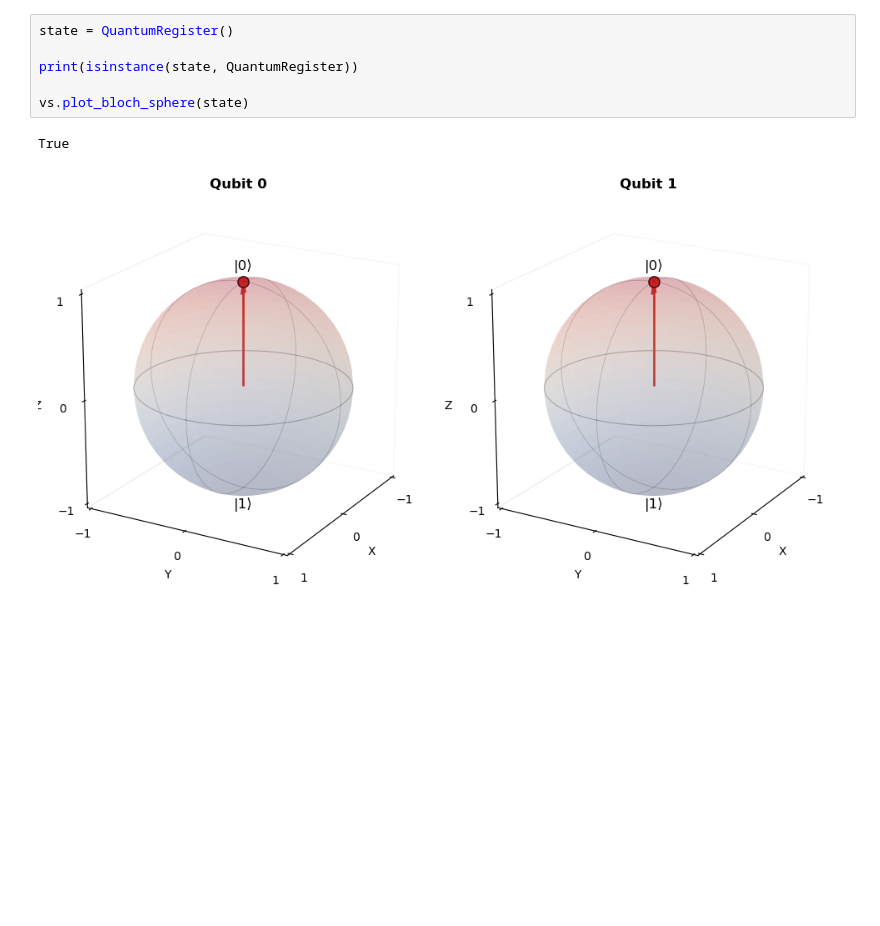
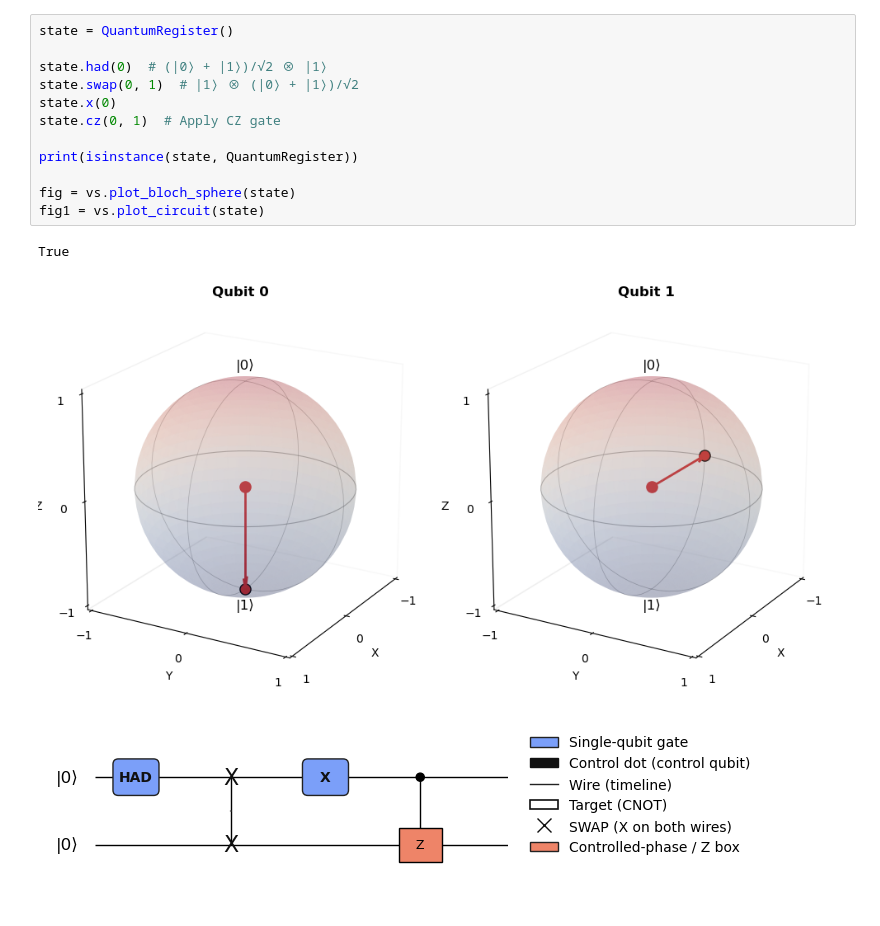
Before and after one commit to QC2-python-SE/cubeit, a Jupyter notebook: src/Daanish_test.ipynb, the cells around one changed output. Drawn from its saved outputs; the diff is of its cells as text; blank space fills up the shorter version.

```diff
--- a/src/Daanish_test.ipynb
+++ b/src/Daanish_test.ipynb
@@ -49,9 +101,16 @@ vs.plot_circuit(system)
 # %%
 state = QuantumRegister()
 
+state.had(0)  # (|0⟩ + |1⟩)/√2 ⊗ |1⟩
+state.swap(0, 1)  # |1⟩ ⊗ (|0⟩ + |1⟩)/√2
+state.x(0)
+state.cz(0, 1)  # Apply CZ gate
+
 print(isinstance(state, QuantumRegister))
 
-vs.plot_bloch_sphere(state)
+fig = vs.plot_bloch_sphere(state)
+fig1 = vs.plot_circuit(state)
 # %% [output]
 True
-[figure, old version]
+[figure, new version]
+[figure, added]
```
Also changed, not shown: parts of 6 cells of this notebook, 7 other files.
